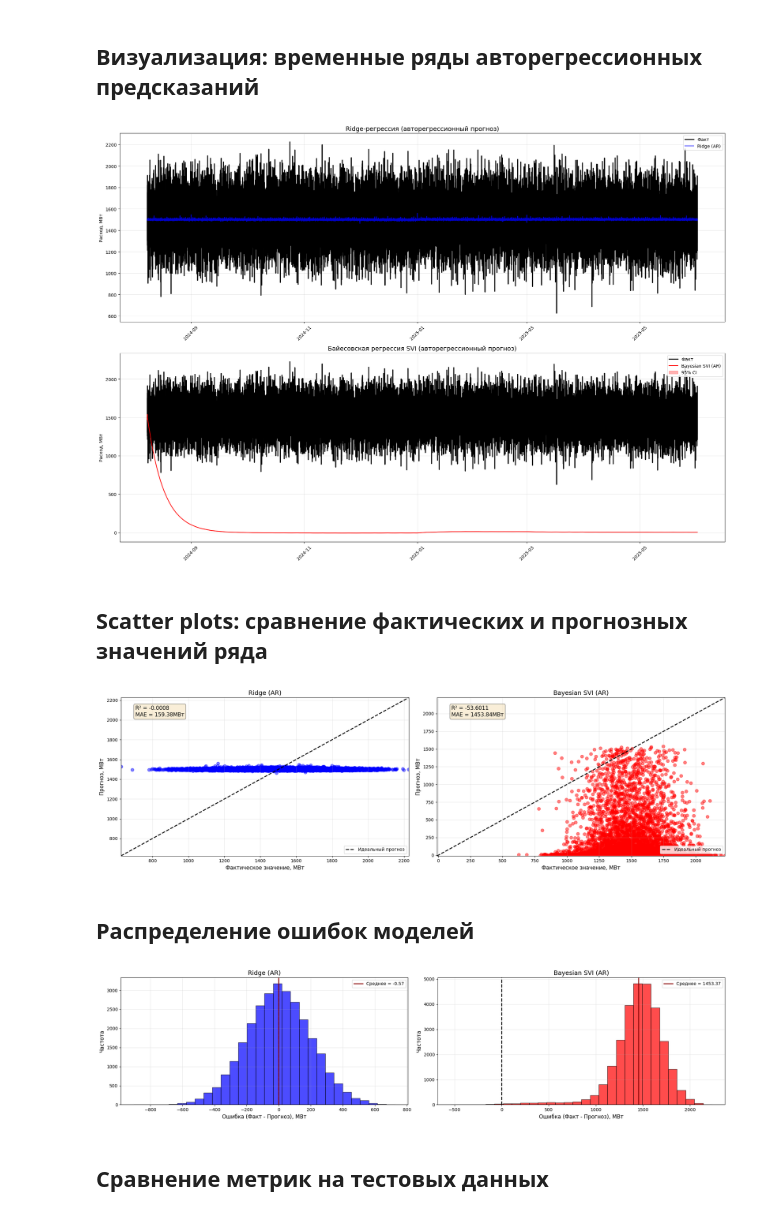
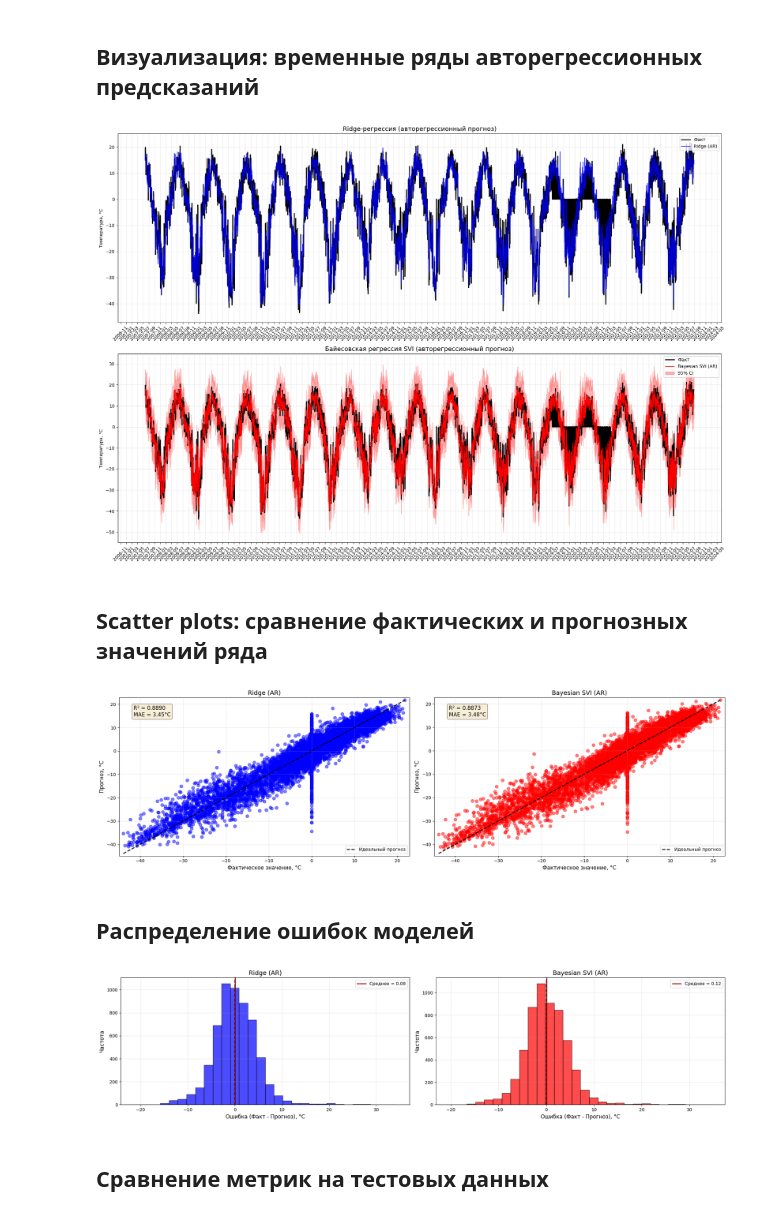
Before and after one commit to lizard222/ml, a Jupyter notebook: Lab1.ipynb, the cells around one changed output. Drawn from its saved outputs; the diff is of its cells as text; code cells hidden in the pictures.

```diff
--- a/Lab1.ipynb
+++ b/Lab1.ipynb
@@ -818,3 +758,7 @@ def lag_label(data, num_lags=N_LAGS):
+# %%
+def lag_label(data: pd.DataFrame, num_lags: int = N_LAGS) -> pd.Series:
+
+    return data.iloc[num_lags:]
 # %% [markdown]
 ## Обучение моделей
 # %%
@@ -912,7 +856,7 @@ def autoregressive_forecast_classic_pipeline(
     pipeline: Pipeline,
     test_data: pd.DataFrame,
     num_lags: int,
-    target_col: str = 'Load Demand (kW)'
+    target_col: str = 'min_temp_c'
 ) -> np.ndarray:
     """Авторегрессионный прогноз для классических моделей.
 
@@ -931,7 +875,7 @@ def autoregressive_forecast_classic_pipeline(
 
     for i in range(0, len(df_test.index) - num_lags):
         y_pred = pipeline.predict(df_test[i:i + num_lags + 1])
-        df_test["Load Demand (kW)"].iloc[i + num_lags] = y_pred
+        df_test["min_temp_c"].iloc[i + num_lags] = y_pred
         y_preds.append(y_pred)
 
     return np.concatenate(y_preds)
@@ -941,7 +885,7 @@ def autoregressive_forecast_bayesian_pipeline(
     test_data: pd.DataFrame,
     num_lags: int,
     num_pred_samples: int = 1024,
-    target_col: str = 'Load Demand (kW)'
+    target_col: str = 'min_temp_c'
 ) -> Tuple[np.ndarray, np.ndarray]:
     """Авторегрессионный прогноз для байесовской модели.
 
@@ -969,7 +913,7 @@ def autoregressive_forecast_bayesian_pipeline(
         y_pred_mean = y_pred.mean(axis=1)
         y_pred_std = y_pred.std(axis=1)
 
-        df_test["Load Demand (kW)"].iloc[i + num_lags] = y_pred_mean
+        df_test["min_temp_c"].iloc[i + num_lags] = y_pred_mean
         y_preds_mean.append(y_pred_mean)
         y_preds_std.append(y_pred_std)
 
@@ -977,34 +921,18 @@ def autoregressive_forecast_bayesian_pipeline(
 # %% [markdown]
 Выполняем авторегрессионное прогнозирование для обеих моделей.
 # %%
-# Авторегрессионные прогнозы
-
-# print('Ridge AR...')
-# pred_ridge_ar = autoregressive_forecast_classic_pipeline(
-#     pipeline_ridge,
-#     X_test,
-#     num_lags=N_LAGS
-# )
-
-# print('Bayesian SVI AR...')
-# pred_bayes_ar, std_bayes_ar = autoregressive_forecast_bayesian_pipeline(
-#     pipeline_bayesian,
-#     X_test,
-#     num_lags=N_LAGS
-# )
-
 # Авторегрессионные прогнозы
 print('Ridge AR...')
 pred_ridge_ar = autoregressive_forecast_classic_pipeline(
     pipeline_ridge,
-    df[val_end:],
+    X_test,
     num_lags=N_LAGS
 )
 
 print('Bayesian SVI AR...')
 pred_bayes_ar, std_bayes_ar = autoregressive_forecast_bayesian_pipeline(
     pipeline_bayesian,
-    df[val_end:],
+    X_test,
     num_lags=N_LAGS
 )
 
@@ -1048,7 +977,7 @@ axes[0].plot(
     dates_test[N_LAGS:], pred_ridge_ar,
     'b-', linewidth=1.5, alpha=0.8, label='Ridge (AR)'
 )
-axes[0].set_ylabel('Расход, МВт')
+axes[0].set_ylabel('Температура, °C')
 axes[0].set_title(
     'Ridge-регрессия (авторегрессионный прогноз)', fontsize=14
 )
@@ -1059,35 +988,35 @@ axes[0].tick_params(axis='x', rotation=45)
 # Bayesian SVI AR с доверительным интервалом
 axes[1].plot(
     dates_test[N_LAGS:], lag_label(y_test).to_numpy(),
     'k-', linewidth=2, label='Факт'
 )
 axes[1].plot(
     dates_test[N_LAGS:], pred_bayes_ar,
     'r-', linewidth=1.5, label='Bayesian SVI (AR)'
 )
 axes[1].fill_between(
     dates_test[N_LAGS:],
     pred_bayes_ar - 1.96 * std_bayes_ar,
     pred_bayes_ar + 1.96 * std_bayes_ar,
     alpha=0.3, color='red', label='95% CI'
 )
-axes[1].set_ylabel('Расход, МВт')
+axes[1].set_ylabel('Температура, °C')
 axes[1].set_title(
     'Байесовская регрессия SVI (авторегрессионный прогноз)', fontsize=14
 )
 axes[1].legend(loc='upper right')
 axes[1].grid(True, alpha=0.3)
 axes[1].tick_params(axis='x', rotation=45)
 
 # Форматирование дат
 for ax in axes:
     ax.xaxis.set_major_locator(mdates.MonthLocator(interval=2))
     ax.xaxis.set_major_formatter(mdates.DateFormatter('%Y-%m'))
 
 plt.tight_layout()
 plt.show()
 # %% [output]
-[figure, old version]
+[figure, new version]
 # %% [markdown]
 ## Scatter plots: сравнение фактических и прогнозных значений ряда
 # %%
@@ -1116,13 +1045,13 @@ for ax, (name, pred, color) in zip(axes, models_data):
     r2 = r2_score(y_true, pred)
     mae = mean_absolute_error(y_true, pred)
     ax.text(
-        0.05, 0.95, f'R² = {r2:.4f}\nMAE = {mae:.2f}МВт',
+        0.05, 0.95, f'R² = {r2:.4f}\nMAE = {mae:.2f}°C',
         transform=ax.transAxes, fontsize=12, verticalalignment='top',
         bbox=dict(boxstyle='round', facecolor='wheat', alpha=0.5)
     )
 
-    ax.set_xlabel('Фактическое значение, МВт', fontsize=12)
-    ax.set_ylabel('Прогноз, МВт', fontsize=12)
+    ax.set_xlabel('Фактическое значение, °C', fontsize=12)
+    ax.set_ylabel('Прогноз, °C', fontsize=12)
     ax.set_title(f'{name}', fontsize=14)
     ax.legend(loc='lower right')
     ax.grid(True, alpha=0.3)
@@ -1130,13 +1059,15 @@ for ax, (name, pred, color) in zip(axes, models_data):
 plt.tight_layout()
 plt.show()
 # %% [output]
-[figure, old version]
+[figure, new version]
 # %% [markdown]
 ## Распределение ошибок моделей
 # %%
 fig, axes = plt.subplots(1, 2, figsize=(20, 5))
 
-y_true = lag_label(y_test).to_numpy()
+y_true = lag_label(y_test).to_numpy().ravel()
+pred_ridge_ar = pred_ridge_ar.ravel()
+pred_bayes_ar = pred_bayes_ar.ravel()
 
 errors_data = [
     ('Ridge (AR)', y_true - pred_ridge_ar, 'blue'),
@@ -1151,7 +1082,7 @@ for ax, (name, errors, color) in zip(axes, errors_data):
         label=f'Среднее = {errors.mean():.2f}'
     )
 
-    ax.set_xlabel('Ошибка (Факт - Прогноз), МВт', fontsize=12)
+    ax.set_xlabel('Ошибка (Факт - Прогноз), °C', fontsize=12)
     ax.set_ylabel('Частота', fontsize=12)
     ax.set_title(f'{name}', fontsize=14)
     ax.legend(loc='upper right')
@@ -1160,7 +1091,7 @@ for ax, (name, errors, color) in zip(axes, errors_data):
 plt.tight_layout()
 plt.show()
 # %% [output]
-[figure, old version]
+[figure, new version]
 # %% [markdown]
 ## Сравнение метрик на тестовых данных
 # %%
```
Also changed, not shown: parts of 38 cells of this notebook, 4 other files.
